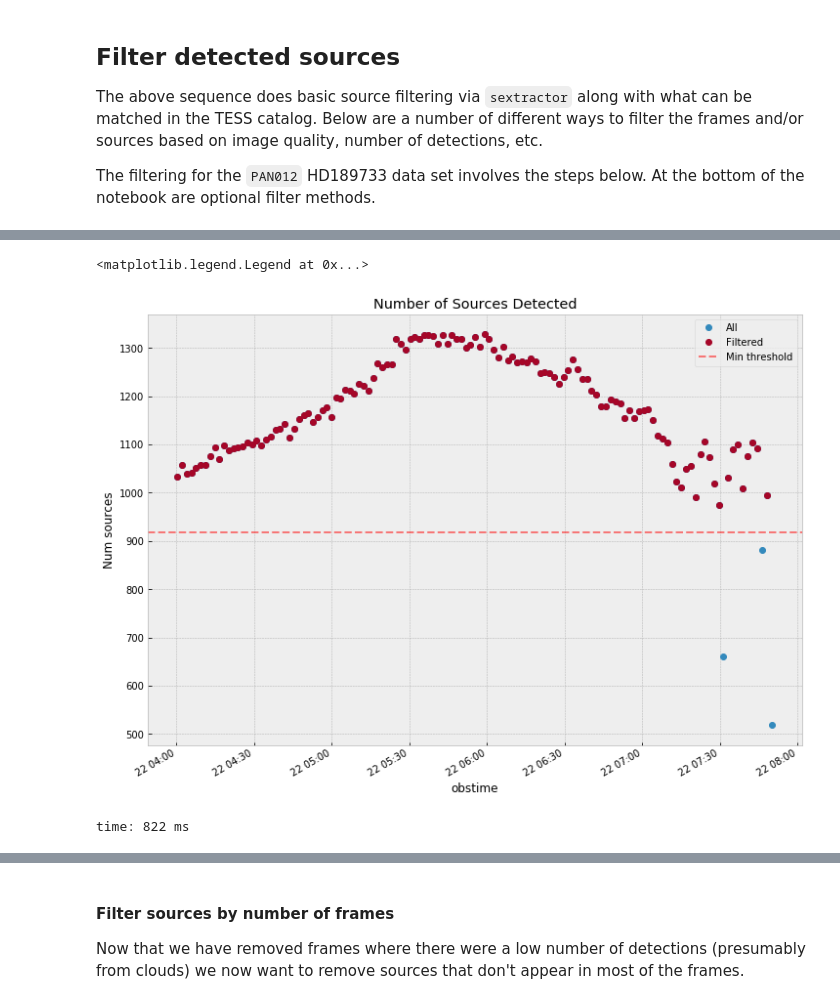
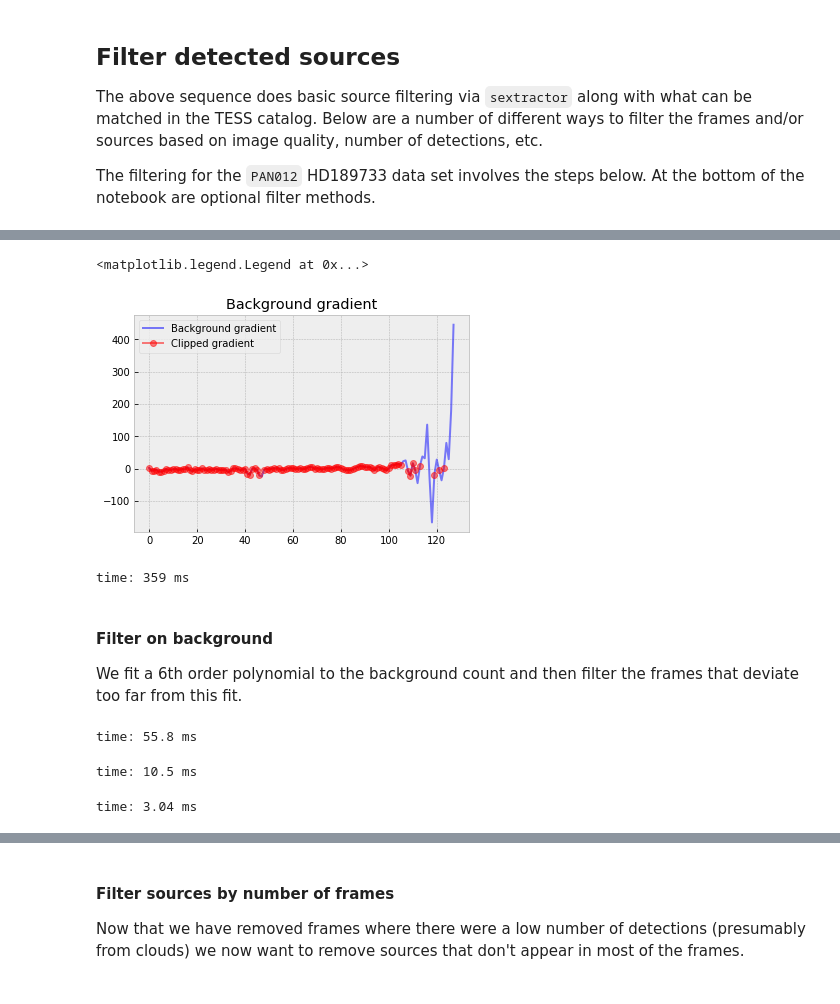
Before and after one commit to panoptes/panoptes-pipeline, a Jupyter notebook: notebooks/processing/PIAA-Source-Detection-And-Filtering.ipynb, the cells around one changed output, grey strips where cells are left out. Cells and saved outputs as stored; diff of their text form; code cells hidden in the pictures.

```diff
--- a/notebooks/processing/PIAA-Source-Detection-And-Filtering.ipynb
+++ b/notebooks/processing/PIAA-Source-Detection-And-Filtering.ipynb
@@ -95,6 +74,8 @@ observation_sources = pipeline.lookup_sources_for_observation(
     fits_files=fits_files,
     filename=source_filename,
     cursor=tess_cursor,
-    force_new=True,
+    force_new=False,
 )
+observation_sources['obstime'] = observation_sources.index
+observation_sources.set_index('picid', inplace=True)
 # %% [output]
@@ -156,15 +121,34 @@ time: 8.2 s
-# %%
-plt.figure(figsize=(12, 9))
-observation_sources.groupby('obstime').count().picid.plot(marker='o', ls='', label='All')
-observation_sources.groupby('obstime').filter(
-    lambda grp: grp.count().picid >= min_sources
-).groupby('obstime').count().file.plot(marker='o', ls='', label='Filtered')
-plt.axhline(min_sources, c='r', alpha=0.5, ls='--', label='Min threshold')
-
-plt.ylabel('Num sources')
-plt.title('Number of Sources Detected')
-plt.legend()
-# %% [output]
-<matplotlib.legend.Legend at 0x...>
-[figure, removed]
-time: 822 ms
+# %%
+bkg_gradient = np.gradient(observation_sources.groupby('obstime').background.mean())
+
+plt.plot(bkg_gradient, color='b', alpha=0.5, label='Background gradient')
+plt.plot(sigma_clip(bkg_gradient), color='r', alpha=0.5, marker='o', label='Clipped gradient')
+
+plt.title('Background gradient')
+plt.legend()
+# %% [output]
+<matplotlib.legend.Legend at 0x...>
+[figure, added]
+time: 359 ms
+# %% [markdown]
+#### Filter on background
+
+We fit a 6th order polynomial to the background count and then filter the frames that deviate too far from this fit.
+# %%
+counts = observation_sources.groupby('obstime').count().file
+
+x = np.arange(len(counts))
+y = counts
+
+poly = np.poly1d(np.polyfit(x, y, 6))
+# %% [output]
+time: 55.8 ms
+# %%
+counts_mean, counts_med, counts_std = sigma_clipped_stats(counts - poly(x))
+# %% [output]
+time: 10.5 ms
+# %%
+frame_mask = abs(counts - poly(x)) >= (3 * counts_std)
+bad_frames = frame_mask.where(frame_mask).dropna().index.values
+# %% [output]
+time: 3.04 ms
```
Also changed, not shown: parts of 47 cells of this notebook.
